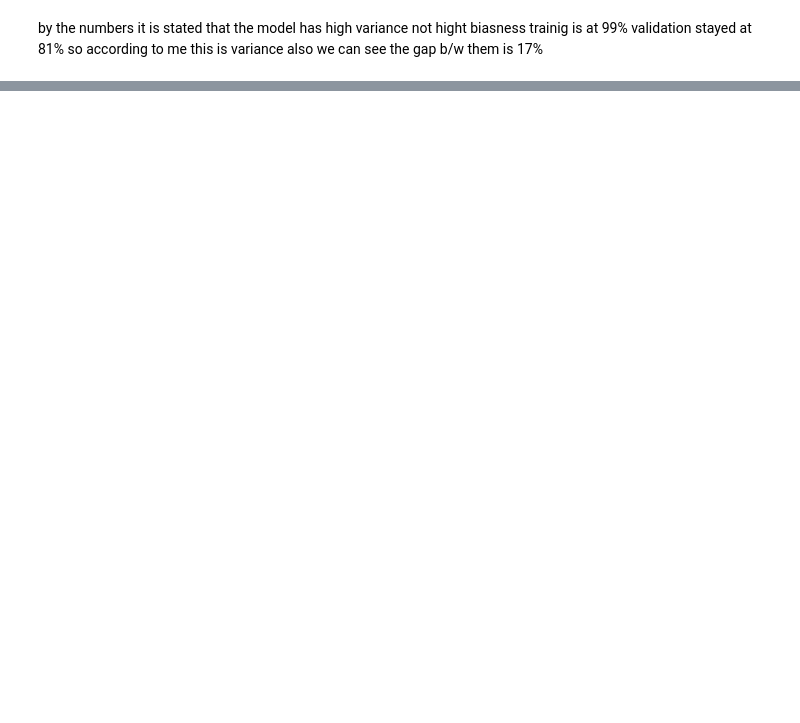
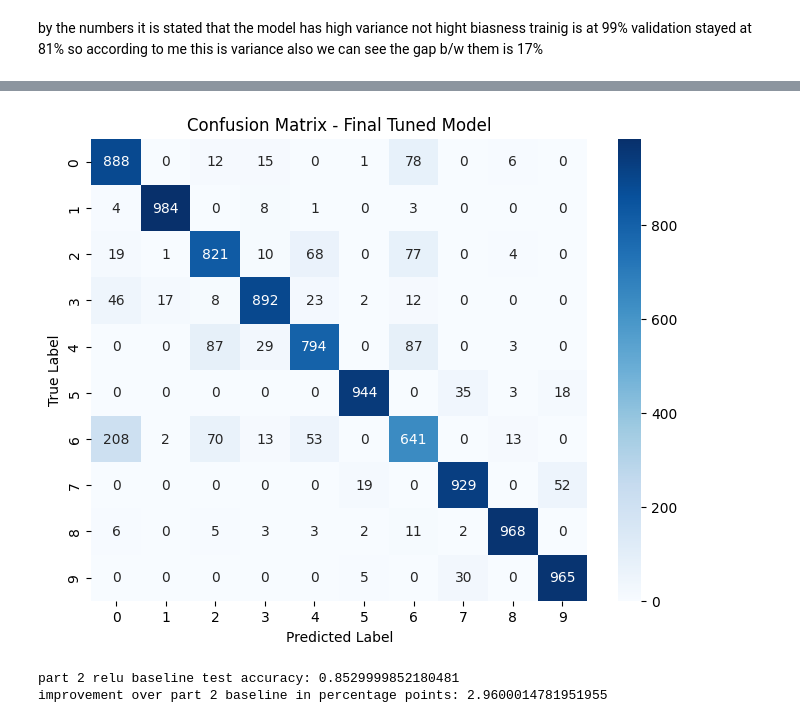
Before and after one commit to ranahusain/fashionMINST, a Jupyter notebook: DL-fashinMINST.ipynb, the cells around one changed output, grey strips where cells are left out. Saved outputs shown, nothing was run; the diff lists cells and outputs as text; code cells hidden in the pictures; blank space fills up the shorter version.

```diff
--- a/DL-fashinMINST.ipynb
+++ b/DL-fashinMINST.ipynb
@@ -1108,0 +1829,20 @@ by the numbers it is stated that the model has high variance not hight biasness
+# %%
+#Retraining selected config on full training set
+#combining with best regularisation choice from part 6 the dropout gave the best gap reduction there
+
+final_model = Sequential([
+    Dense(int(best_config["hidden_units"]), input_dim=784, activation='relu'),
+    Dropout(float(best_config["dropout_rate"])),
+    Dense(int(best_config["hidden_units"]), activation='relu'),
+    Dropout(float(best_config["dropout_rate"])),
+    Dense(10, activation='softmax')
+])
+
+final_model.compile(optimizer=Adam(learning_rate=float(best_config["learning_rate"])),
+                     loss='categorical_crossentropy',
+                     metrics=['accuracy'])
+
+final_history = final_model.fit(X_train, y_train_cat,
+                                 validation_data=(X_val, y_val_cat),
+                                 epochs=25, batch_size=100,
+                                 verbose=1)
@@ -1108,0 +1867,14 @@ by the numbers it is stated that the model has high variance not hight biasness
+# %%
+#evaluation on test set only once
+y_test_pred_probs = final_model.predict(X_test)
+y_test_pred = np.argmax(y_test_pred_probs, axis=1)
+
+test_accuracy = accuracy_score(y_test, y_test_pred)
+test_precision = precision_score(y_test, y_test_pred, average='macro')
+test_recall = recall_score(y_test, y_test_pred, average='macro')
+test_f1 = f1_score(y_test, y_test_pred, average='macro')
+
+print("test accuracy:", test_accuracy)
+print("macro precision:", test_precision)
+print("macro recall:", test_recall)
+print("macro f1:", test_f1)
@@ -1108,0 +1888,22 @@ by the numbers it is stated that the model has high variance not hight biasness
+# %%
+#confusion matrix
+cm = confusion_matrix(y_test, y_test_pred)
+
+plt.figure(figsize=(8,6))
+sns.heatmap(cm, annot=True, fmt='d', cmap='Blues')
+plt.title("Confusion Matrix - Final Tuned Model")
+plt.xlabel("Predicted Label")
+plt.ylabel("True Label")
+plt.show()
+# %% [output]
+[figure, added]
+# %%
+#Part 2 used only the validation set, so we test relu_model on the test set
+part2_test_loss, part2_test_acc = relu_model.evaluate(X_test, y_test_cat, verbose=0)
+print("part 2 relu baseline test accuracy:", part2_test_acc)
+
+improvement_pp = (test_accuracy - part2_test_acc) * 100
+print("improvement over part 2 baseline in percentage points:", improvement_pp)
+# %% [output]
+part 2 relu baseline test accuracy: 0.8529999852180481
+improvement over part 2 baseline in percentage points: 2.9600014781951955
```
Also changed, not shown: parts of 56 cells of this notebook.
